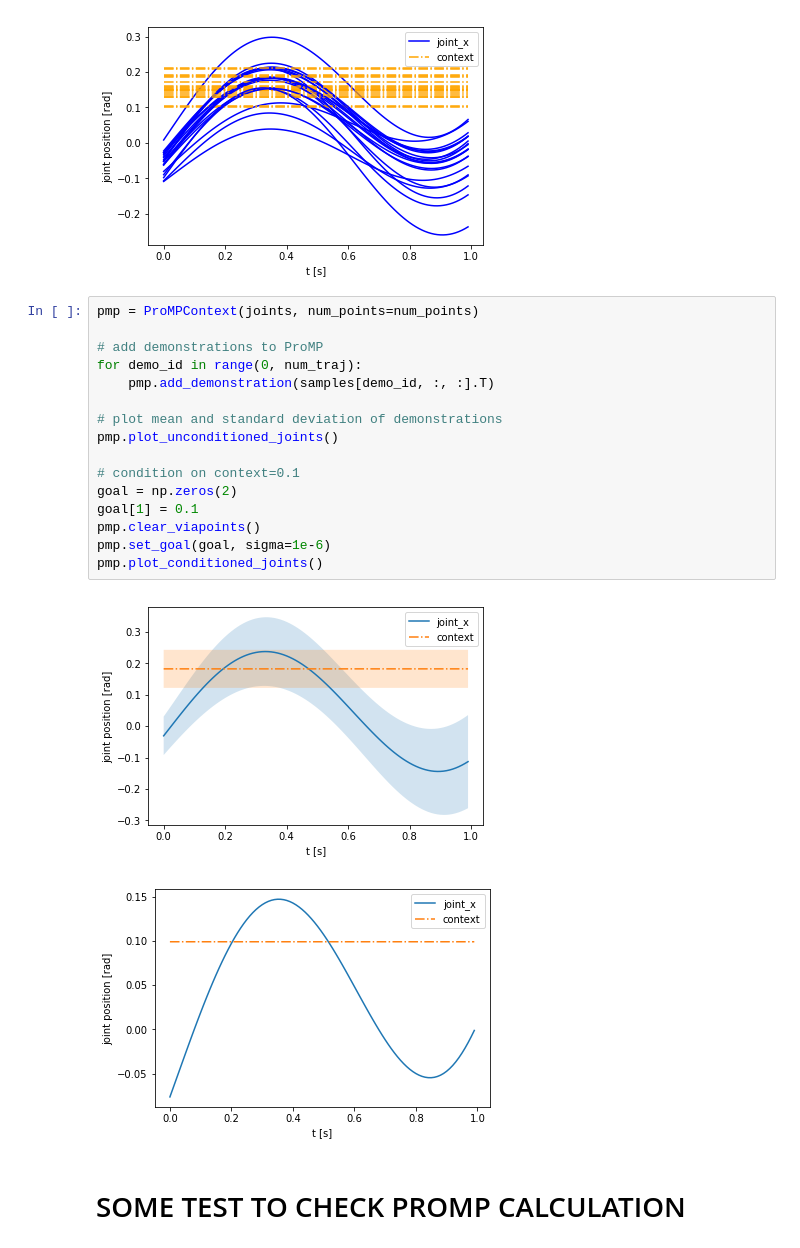
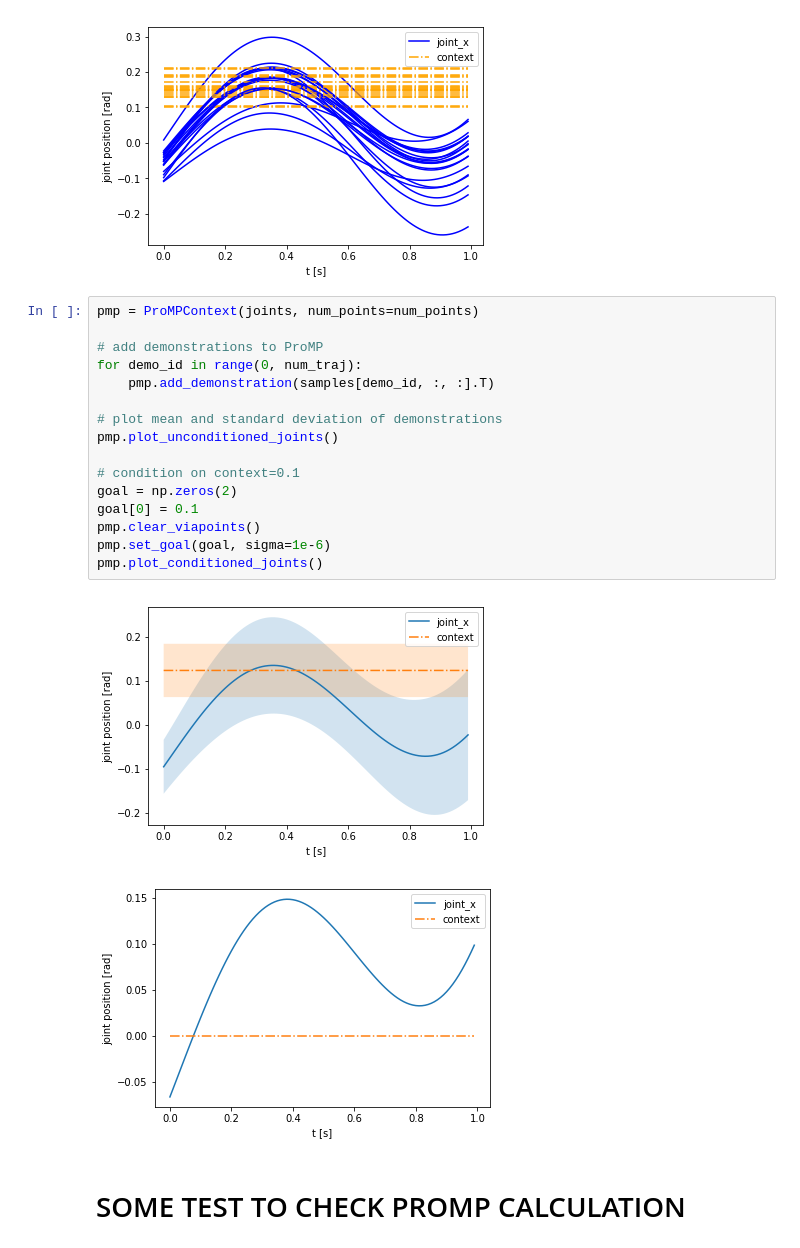
Before and after one commit to TheCamusean/reinforcement-learning, a Jupyter notebook: DMP/ProMPs.ipynb, the cells around one changed output. Drawn from its saved outputs; the diff is of its cells as text.

```diff
--- a/DMP/ProMPs.ipynb
+++ b/DMP/ProMPs.ipynb
@@ -57,22 +57,22 @@ plt.legend()
 # %%
 pmp = ProMPContext(joints, num_points=num_points)
 
 # add demonstrations to ProMP
 for demo_id in range(0, num_traj):
     pmp.add_demonstration(samples[demo_id, :, :].T)
 
 # plot mean and standard deviation of demonstrations
 pmp.plot_unconditioned_joints()
 
 # condition on context=0.1
 goal = np.zeros(2)
-goal[1] = 0.1
+goal[0] = 0.1
 pmp.clear_viapoints()
 pmp.set_goal(goal, sigma=1e-6)
 pmp.plot_conditioned_joints()
 # %% [output]
-[figure, old version]
+[figure, new version]
-[figure, old version]
+[figure, new version]
 # %% [markdown]
 # SOME TEST TO CHECK PROMP CALCULATION
 # %%
```
Also changed, not shown: parts of 1 cell of this notebook.
